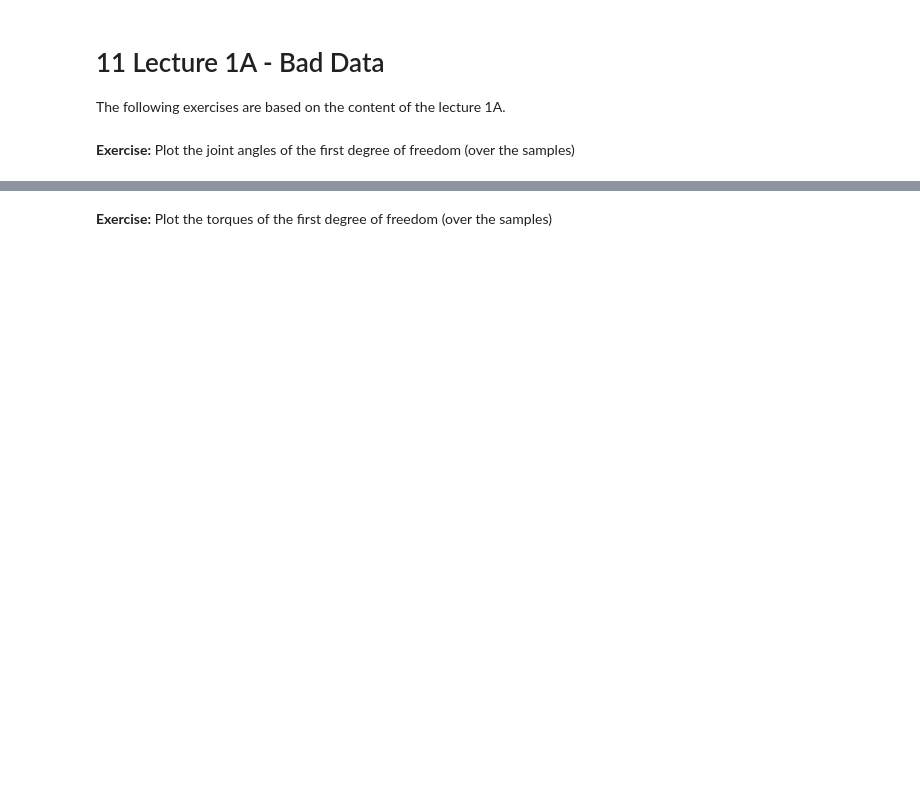
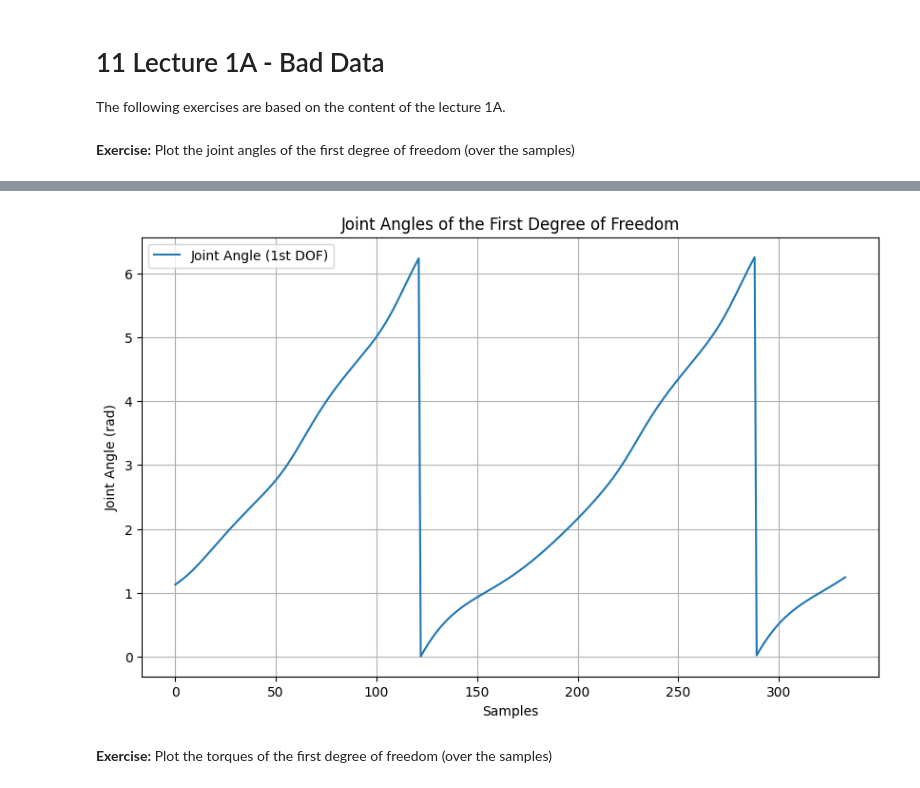
Before and after one commit to harshbhatia66/RO47002-Practicums, a Jupyter notebook: practicum1/RO47002_week1_python_tutorial.ipynb, the cells around one changed output, grey strips where cells are left out. Cells and saved outputs as stored; diff of their text form; code cells hidden in the pictures; blank space fills up the shorter version.

```diff
--- a/practicum1/RO47002_week1_python_tutorial.ipynb
+++ b/practicum1/RO47002_week1_python_tutorial.ipynb
@@ -1536,0 +1534,14 @@ raise NotImplementedError()
+# %%
+import scipy.io as sio
+
+# Load the dataset
+data_path = 'assets/training_data.mat'
+data = sio.loadmat(data_path)
+
+# Extract 'th' and 'tau' to NumPy arrays
+th = data['th']
+tau = data['tau']
+
+# Print the shapes to ensure correct extraction
+print("Shape of th:", th.shape)
+print("Shape of tau:", tau.shape)
@@ -1548,0 +1560,13 @@ raise NotImplementedError()
+# %%
+import matplotlib.pyplot as plt
+
+# Plot joint angles of the first degree of freedom (first row of th)
+plt.figure(figsize=(10, 6))
+plt.plot(th[0, :], label="Joint Angle (1st DOF)")
+plt.title("Joint Angles of the First Degree of Freedom")
+plt.xlabel("Samples")
+plt.ylabel("Joint Angle (rad)")
+plt.legend()
+plt.grid(True)
+plt.show()
+# %% [output]
@@ -1549,3 +1575,4 @@ raise NotImplementedError()
+[figure, added]
 # %% [markdown]
 **Exercise:**
 Plot the torques of the first degree of freedom (over the samples)
```
Also changed, not shown: parts of 13 cells of this notebook.
